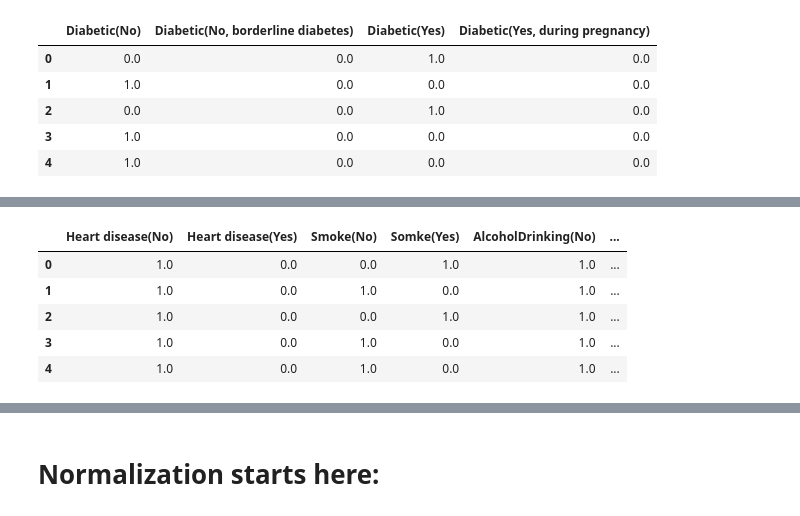
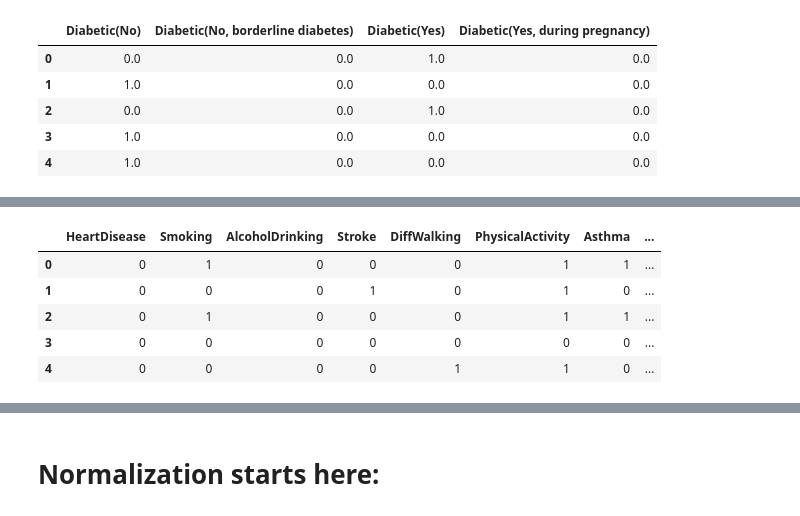
Before and after one commit to COGS118A/Group011-Sp22, a Jupyter notebook: Data Cleaning.ipynb, the cells around one changed output, grey strips where cells are left out. Cells and saved outputs as stored; diff of their text form; code cells hidden in the pictures.

```diff
--- a/Data Cleaning.ipynb
+++ b/Data Cleaning.ipynb
@@ -339,3 +117,0 @@ df.head()
-# %%
-df = pd.concat([df, asthma_df], axis=1, join='inner')
-df.head()
@@ -393,10 +118,27 @@ df.head()
-# %%
-df = df.drop(['BMI', 'PhysicalHealth', 'MentalHealth', 'AgeCategory', 'SleepTime'], axis=1)
-df.head()
-# %% [output]
-|  | Heart disease(No) | Heart disease(Yes) | Smoke(No) | Somke(Yes) | AlcoholDrinking(No) | ... |
-| 0 | 1.0 | 0.0 | 0.0 | 1.0 | 1.0 | ... |
-| 1 | 1.0 | 0.0 | 1.0 | 0.0 | 1.0 | ... |
-| 2 | 1.0 | 0.0 | 0.0 | 1.0 | 1.0 | ... |
-| 3 | 1.0 | 0.0 | 1.0 | 0.0 | 1.0 | ... |
-| 4 | 1.0 | 0.0 | 1.0 | 0.0 | 1.0 | ... |
+# %%
+df['Smoking'] = df['Smoking'].map(
+                   {'Yes':1 ,'No':0})
+df['HeartDisease'] = df['HeartDisease'].map(
+                   {'Yes':1 ,'No':0})
+df['AlcoholDrinking'] = df['AlcoholDrinking'].map(
+                   {'Yes':1 ,'No':0})
+df['Stroke'] = df['Stroke'].map(
+                   {'Yes':1 ,'No':0})
+df['DiffWalking'] = df['DiffWalking'].map(
+                   {'Yes':1 ,'No':0})
+df['PhysicalActivity'] = df['PhysicalActivity'].map(
+                   {'Yes':1 ,'No':0})
+df['Asthma'] = df['Asthma'].map(
+                   {'Yes':1 ,'No':0})
+df['KidneyDisease'] = df['KidneyDisease'].map(
+                   {'Yes':1 ,'No':0})
+df['SkinCancer'] = df['SkinCancer'].map(
+                   {'Yes':1 ,'No':0})
+df.head()
+# %% [output]
+|  | HeartDisease | Smoking | AlcoholDrinking | Stroke | DiffWalking | PhysicalActivity | Asthma | ... |
+| 0 | 0 | 1 | 0 | 0 | 0 | 1 | 1 | ... |
+| 1 | 0 | 0 | 0 | 1 | 0 | 1 | 0 | ... |
+| 2 | 0 | 1 | 0 | 0 | 0 | 1 | 1 | ... |
+| 3 | 0 | 0 | 0 | 0 | 0 | 0 | 0 | ... |
+| 4 | 0 | 0 | 0 | 0 | 1 | 1 | 0 | ... |
```
Also changed, not shown: parts of 34 cells of this notebook.
